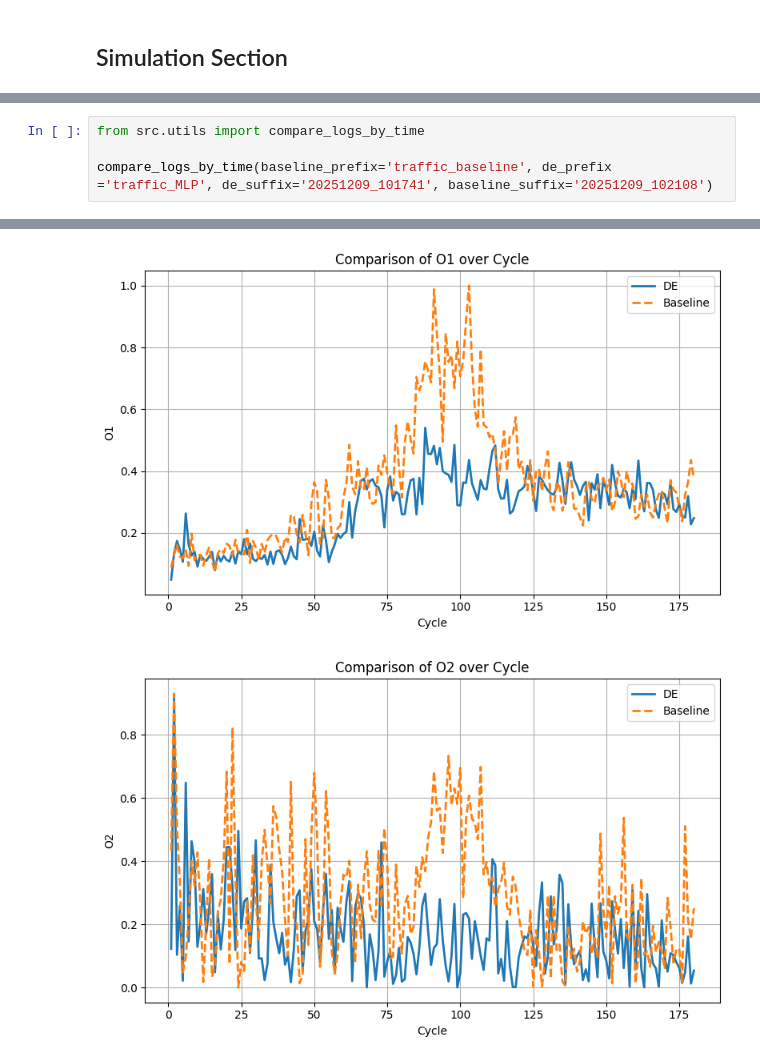
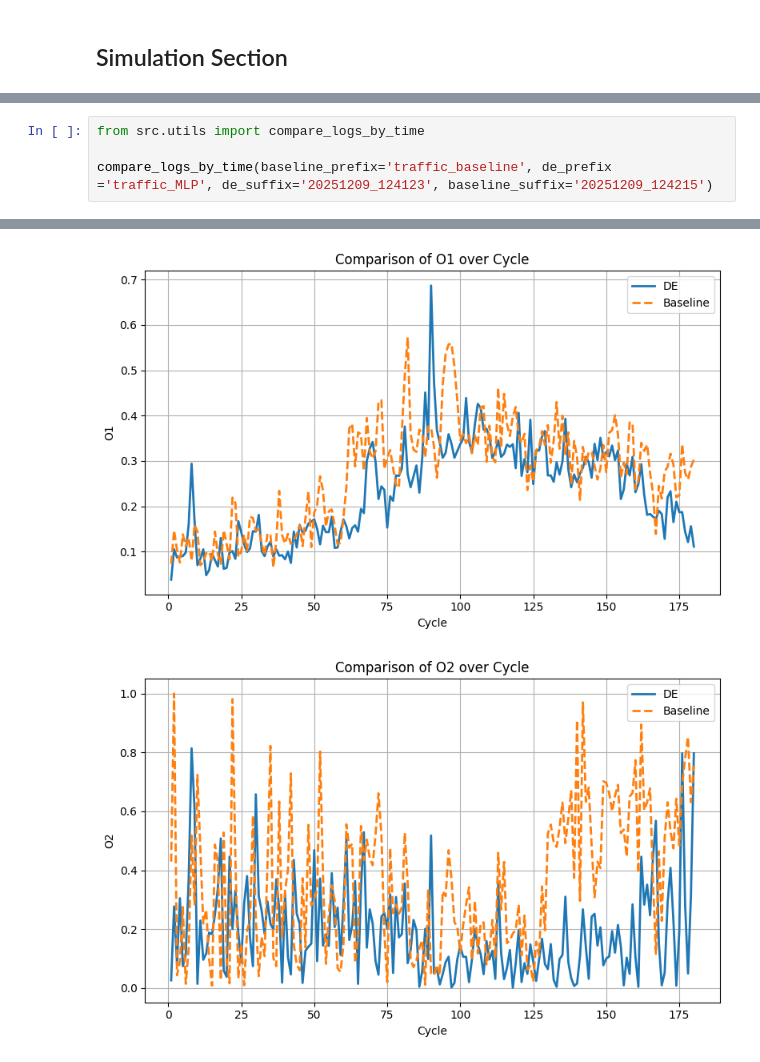
Before and after one commit to Kaos1105/EA_traffic_control, a Jupyter notebook: mlp_controller.ipynb, the cells around one changed output, grey strips where cells are left out. Saved outputs shown, nothing was run; the diff lists cells and outputs as text.

```diff
--- a/mlp_controller.ipynb
+++ b/mlp_controller.ipynb
@@ -153,5 +139,5 @@ max      0.5   90.0    1.000    0.930       0.897        0.0
 # %%
 from src.utils import compare_logs_by_time
 
-compare_logs_by_time(baseline_prefix='traffic_baseline', de_prefix ='traffic_MLP', de_suffix='20251209_101741', baseline_suffix='20251209_102108')
+compare_logs_by_time(baseline_prefix='traffic_baseline', de_prefix ='traffic_MLP', de_suffix='20251209_124123', baseline_suffix='20251209_124215')
 # %% [output]
@@ -160,2 +146,2 @@ compare_logs_by_time(baseline_prefix='traffic_baseline', de_prefix ='traffic_MLP
-[figure, old version]
+[figure, new version]
-[figure, old version]
+[figure, new version]
```
Also changed, not shown: parts of 7 cells of this notebook, 1 other file.
